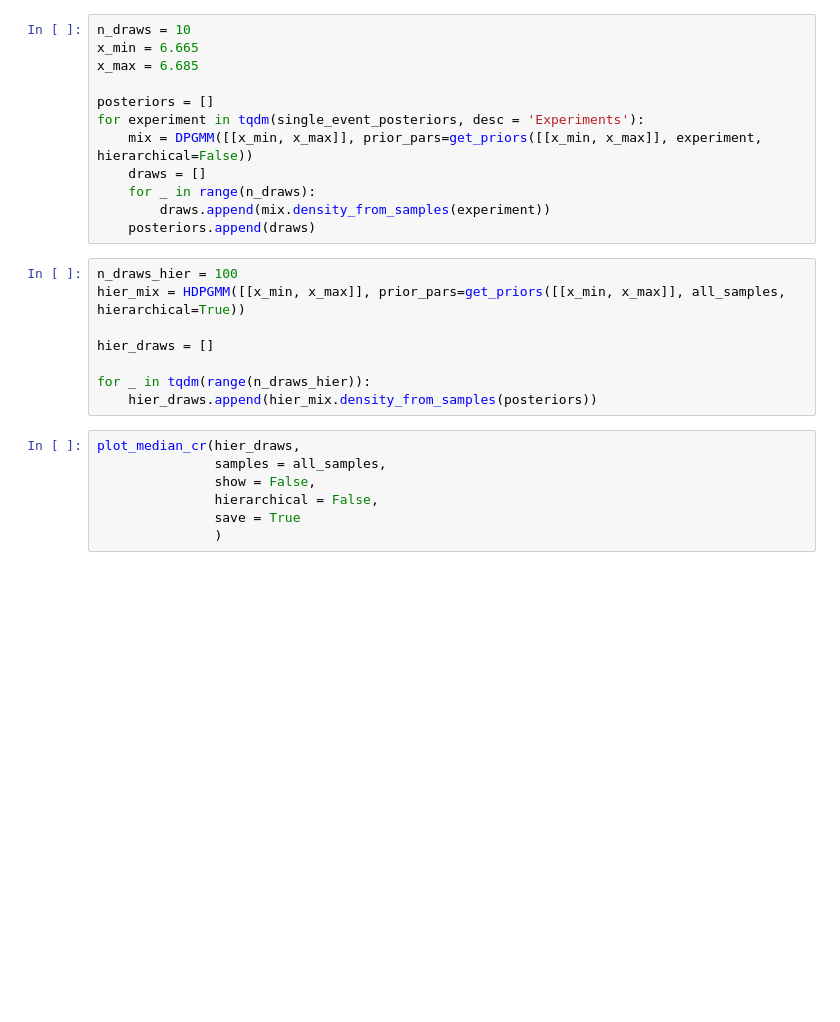
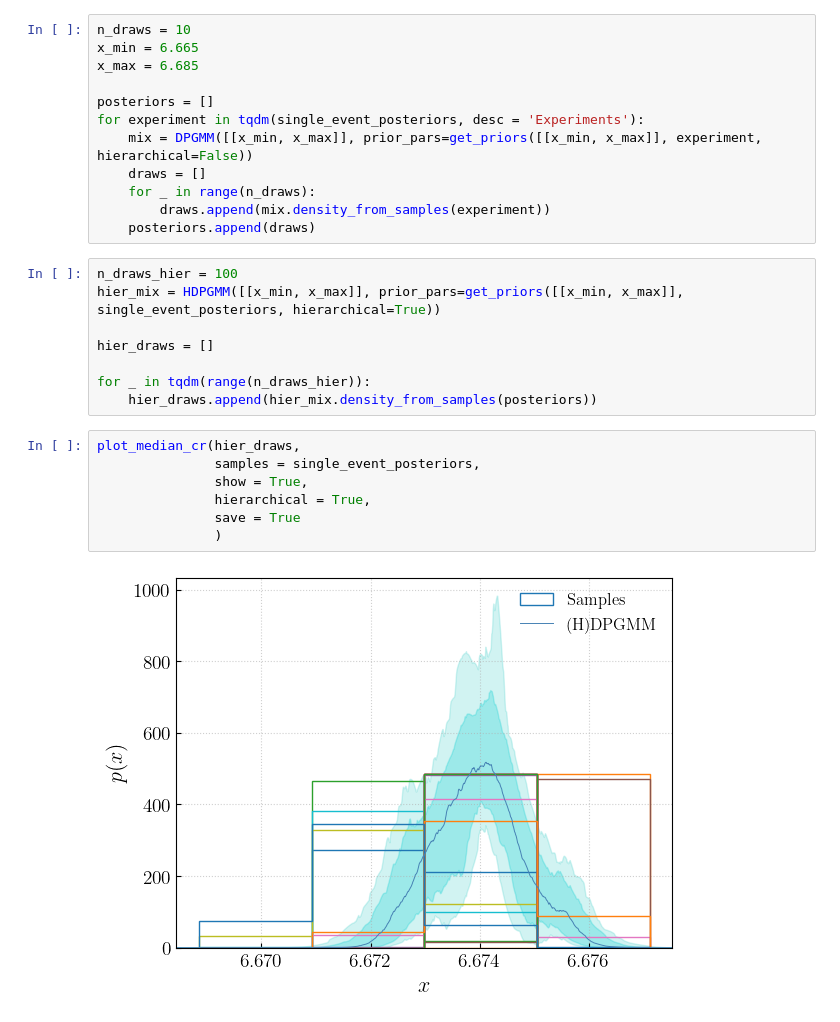
Before and after one commit to thomasckng/population_analysis, a Jupyter notebook: FIGARO_exercise/exercise_5/exercise_5.ipynb, the cells around one changed output. Drawn from its saved outputs; the diff is of its cells as text; blank space fills up the shorter version.

```diff
--- a/FIGARO_exercise/exercise_5/exercise_5.ipynb
+++ b/FIGARO_exercise/exercise_5/exercise_5.ipynb
@@ -22,7 +21,7 @@ for experiment in tqdm(single_event_posteriors, desc = 'Experiments'):
     posteriors.append(draws)
 # %%
 n_draws_hier = 100
-hier_mix = HDPGMM([[x_min, x_max]], prior_pars=get_priors([[x_min, x_max]], all_samples, hierarchical=True))
+hier_mix = HDPGMM([[x_min, x_max]], prior_pars=get_priors([[x_min, x_max]], single_event_posteriors, hierarchical=True))
 
 hier_draws = []
 
@@ -30,8 +29,10 @@ for _ in tqdm(range(n_draws_hier)):
     hier_draws.append(hier_mix.density_from_samples(posteriors))
 # %%
 plot_median_cr(hier_draws,
-               samples = all_samples,
-               show = False,
-               hierarchical = False,
+               samples = single_event_posteriors,
+               show = True,
+               hierarchical = True,
                save = True
                )
+# %% [output]
+[figure, added]
```
Also changed, not shown: parts of 1 cell of this notebook.
